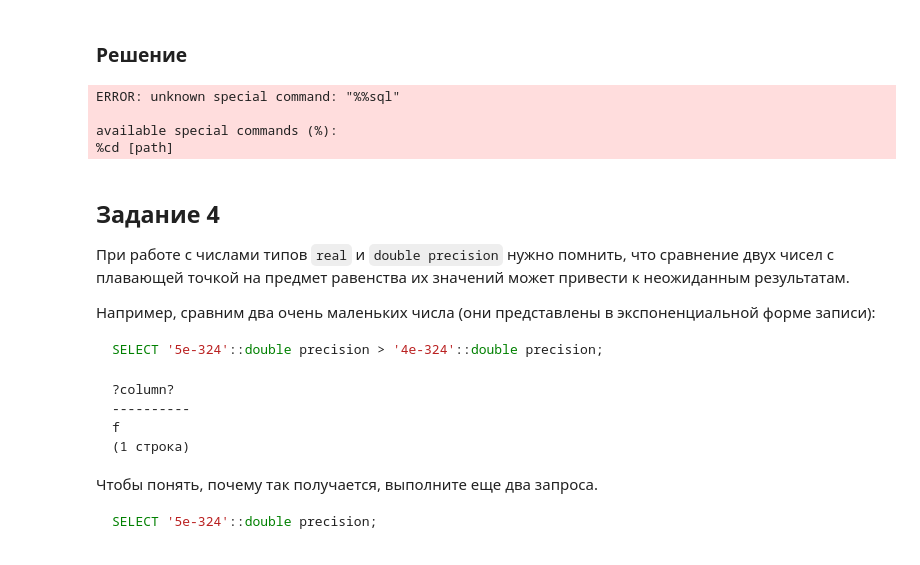
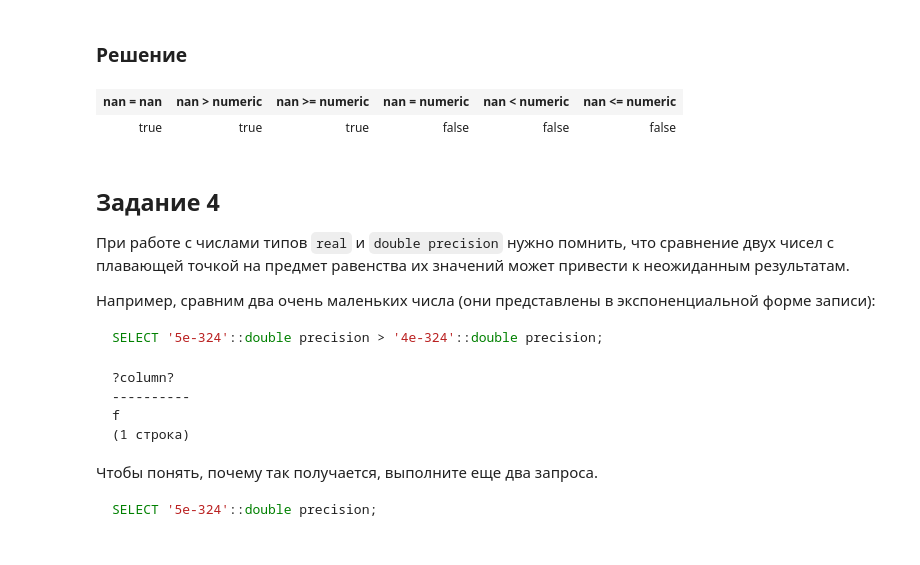
Before and after one commit to vowatchka/postgres_basic, a Jupyter notebook: practices/4_postgres_datatypes/gorm.ipynb, the cells around one changed output. Cells and saved outputs as stored; diff of their text form; code cells hidden in the pictures.

```diff
--- a/practices/4_postgres_datatypes/gorm.ipynb
+++ b/practices/4_postgres_datatypes/gorm.ipynb
@@ -180,19 +180,39 @@ display.HTML(htmlTable)
 # %% [markdown]
 ### Решение
 # %%
-%%sql
-SELECT
-    'nan'::numeric = 'nan'::numeric as "nan = nan",
-    'nan'::numeric > 100.500 as "nan > numeric",
-    'nan'::numeric >= 100.500 as "nan >= numeric",
-    'nan'::numeric = 100.500 as "nan = numeric",
-    'nan'::numeric < 100.500 as "nan < numeric",
-    'nan'::numeric <= 100.500 as "nan <= numeric"
+type Result struct {
+    NanEqNan bool `gorm:"column:nan = nan" json:"nan = nan"`
+    NanGtNumeric bool `gorm:"column:nan > numeric" json:"nan > numeric"`
+    NanGteNumeric bool `gorm:"column:nan >= numeric" json:"nan >= numeric"`
+    NanEqNumeric bool `gorm:"column:nan = numeric" json:"nan = numeric"`
+    NanLtNumeric bool `gorm:"column:nan < numeric" json:"nan < numeric"`
+    NanLteNumeric bool `gorm:"column:nan <= numeric" json:"nan <= numeric"`
+}
+
+col_names_any := []any{"nan = nan", "nan > numeric", "nan >= numeric", "nan = numeric", "nan < numeric", "nan <= numeric"}
+col_names_str := []string{"nan = nan", "nan > numeric", "nan >= numeric", "nan = numeric", "nan < numeric", "nan <= numeric"}
+
+var res []*Result
+db.Raw(
+    fmt.Sprintf(
+        `
+        SELECT
+            'nan'::numeric = 'nan'::numeric as %#v,
+            'nan'::numeric > 100.500 as %#v,
+            'nan'::numeric >= 100.500 as %#v,
+            'nan'::numeric = 100.500 as %#v,
+            'nan'::numeric < 100.500 as %#v,
+            'nan'::numeric <= 100.500 as %#v
+        `,
+        col_names_any...
+    ),
+).Scan(&res)
+
+html, _ := table.Table(&res, col_names_str)
+display.HTML(html)
 # %% [output]
-ERROR: unknown special command: "%%sql"
-
-available special commands (%):
-%cd [path]
+| nan = nan | nan > numeric | nan >= numeric | nan = numeric | nan < numeric | nan <= numeric |
+| true | true | true | false | false | false |
 # %% [markdown]
 ## Задание 4
 
```
Also changed, not shown: parts of 4 cells of this notebook, 1 other file.
